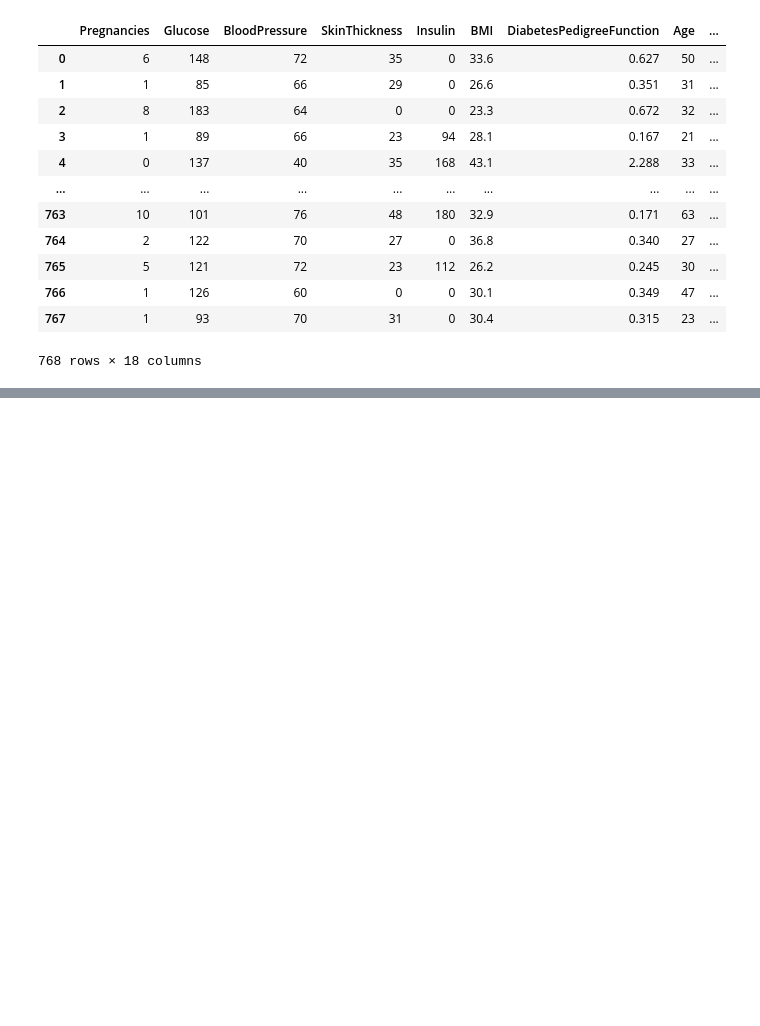
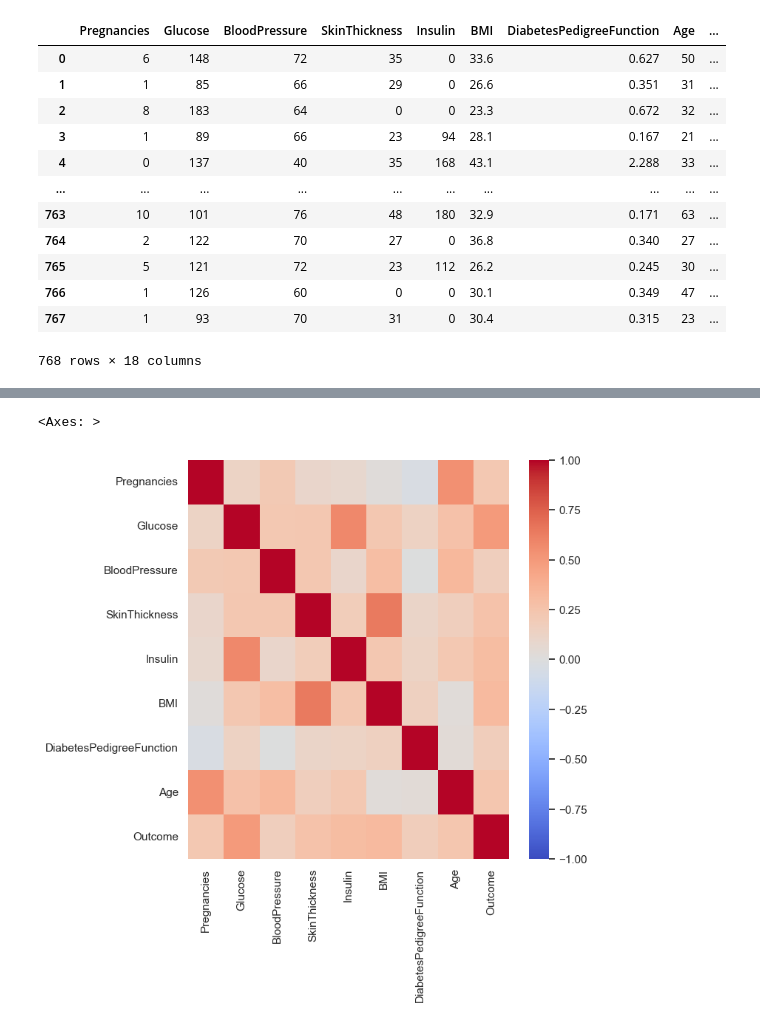
Before and after one commit to mualal/ya-profi-preparation, a Jupyter notebook: notebooks/pima-indians-diabetes-prediction-pure.ipynb, the cells around one changed output, grey strips where cells are left out. Cells and saved outputs as stored; diff of their text form; code cells hidden in the pictures; blank space fills up the shorter version.

Commit message:
improve accuracy and f1-score for pima indians diabetes prediction

```diff
--- a/notebooks/pima-indians-diabetes-prediction-pure.ipynb
+++ b/notebooks/pima-indians-diabetes-prediction-pure.ipynb
@@ -305,0 +326,16 @@ Early stopping, best iteration is:
+# %%
+import pandas as pd
+import numpy as np
+import os
+import seaborn as sns
+
+from sklearn.model_selection import train_test_split
+from sklearn.preprocessing import StandardScaler
+from sklearn.ensemble import RandomForestClassifier
+from sklearn.metrics import accuracy_score, f1_score
+
+current_dir = os.path.abspath('')
+parent_dir = os.path.dirname(current_dir)
+# %%
+data = pd.read_csv(os.path.join(parent_dir, 'datasets', 'pima-indians-diabetes-prediction', 'diabetes.csv'))
+data
@@ -305,0 +356,8 @@ Early stopping, best iteration is:
+# %%
+data[['Glucose','BloodPressure','SkinThickness','Insulin','BMI']] = \
+    data[['Glucose','BloodPressure','SkinThickness','Insulin','BMI']].replace(0,np.NaN)
+# %%
+sns.heatmap(data.corr(), vmin=-1, vmax=1, center=0, cmap='coolwarm')
+# %% [output]
+<Axes: >
+[figure, added]
```
Also changed, not shown: parts of 16 cells of this notebook, 1 other file.
